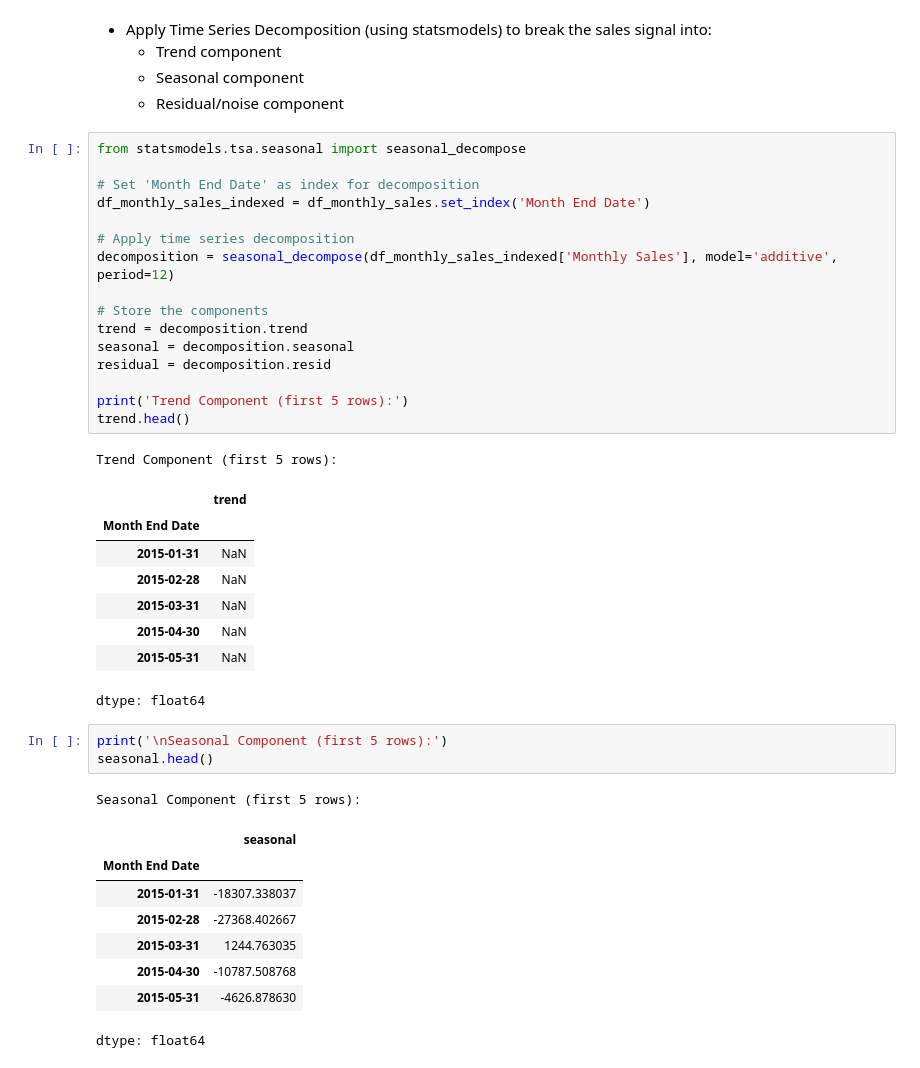
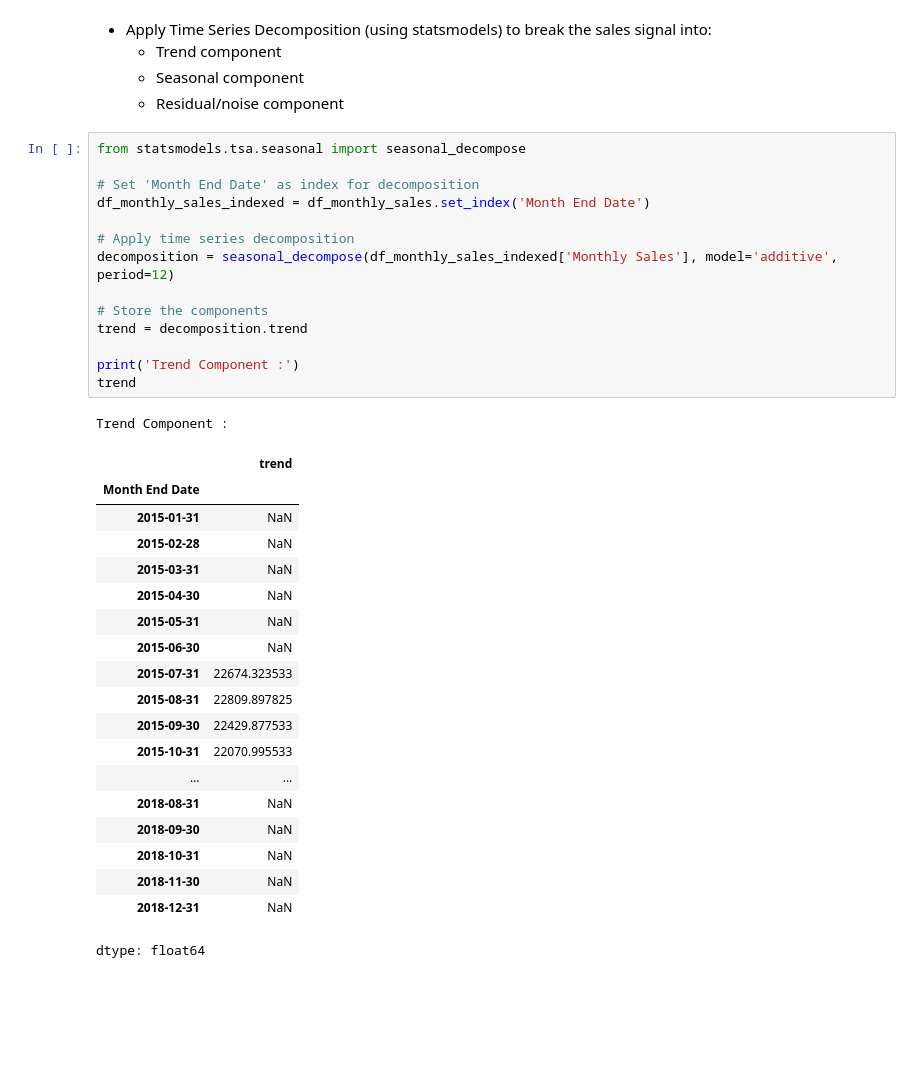
Before and after one commit to Optimus0205/Sales-Forecasting, a Jupyter notebook: analysis.ipynb, the cells around one changed output. Cells and saved outputs as stored; diff of their text form; blank space fills up the shorter version.

```diff
--- a/analysis.ipynb
+++ b/analysis.ipynb
@@ -272,39 +262,35 @@ plt.show()
 # %%
 from statsmodels.tsa.seasonal import seasonal_decompose
 
 # Set 'Month End Date' as index for decomposition
 df_monthly_sales_indexed = df_monthly_sales.set_index('Month End Date')
 
 # Apply time series decomposition
 decomposition = seasonal_decompose(df_monthly_sales_indexed['Monthly Sales'], model='additive', period=12)
 
 # Store the components
 trend = decomposition.trend
-seasonal = decomposition.seasonal
-residual = decomposition.resid
 
-print('Trend Component (first 5 rows):')
-trend.head()
+print('Trend Component :')
+trend
 # %% [output]
-Trend Component (first 5 rows):
+Trend Component :
 |  | trend |
 | Month End Date |  |
 | 2015-01-31 | NaN |
 | 2015-02-28 | NaN |
 | 2015-03-31 | NaN |
 | 2015-04-30 | NaN |
 | 2015-05-31 | NaN |
+| 2015-06-30 | NaN |
+| 2015-07-31 | 22674.323533 |
+| 2015-08-31 | 22809.897825 |
+| 2015-09-30 | 22429.877533 |
+| 2015-10-31 | 22070.995533 |
+| ... | ... |
+| 2018-08-31 | NaN |
+| 2018-09-30 | NaN |
+| 2018-10-31 | NaN |
+| 2018-11-30 | NaN |
+| 2018-12-31 | NaN |
 dtype: float64
-# %%
-print('\nSeasonal Component (first 5 rows):')
-seasonal.head()
-# %% [output]
-Seasonal Component (first 5 rows):
-|  | seasonal |
-| Month End Date |  |
-| 2015-01-31 | -18307.338037 |
-| 2015-02-28 | -27368.402667 |
-| 2015-03-31 | 1244.763035 |
-| 2015-04-30 | -10787.508768 |
-| 2015-05-31 | -4626.878630 |
-dtype: float64
```
Also changed, not shown: parts of 48 cells of this notebook.
